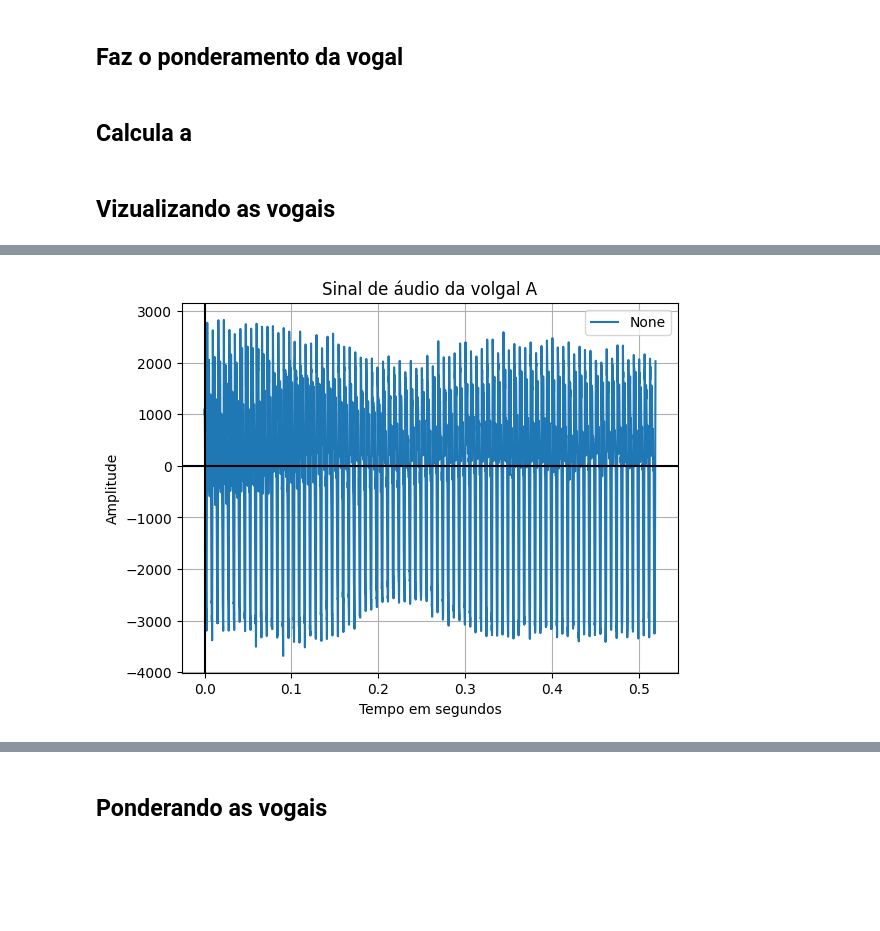
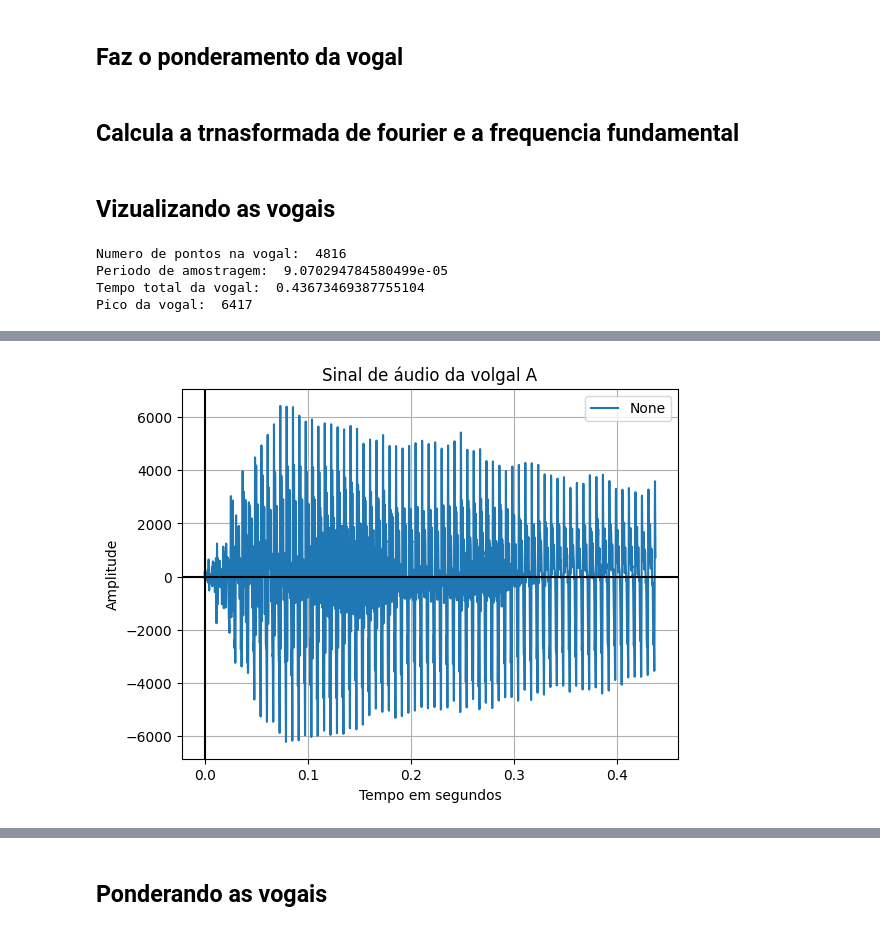
Before and after one commit to Rubiozito/Sistemas-e-Sinais, a Jupyter notebook: Trabalho_Final_sinais/Tfinal_sinais.ipynb, the cells around one changed output, grey strips where cells are left out. Saved outputs shown, nothing was run; the diff lists cells and outputs as text; code cells hidden in the pictures; blank space fills up the shorter version.

```diff
--- a/Trabalho_Final_sinais/Tfinal_sinais.ipynb
+++ b/Trabalho_Final_sinais/Tfinal_sinais.ipynb
@@ -46,13 +46,18 @@ def plotar_grafico(dado_x, dado_y, titulo, labelg="None", type="", label_x='Temp
 Pontos, período da amostragem, tempo total, vetor de tempo e o valor maximo
 # %%
 
-def extrai_vogal(fs, Vg, nome_vogal):
+def extrai_vogal(fs, Vg):
     N = len(Vg) # numero de pontos na vogal
     T1 = 1/fs # periodo de amostragem
     Ttot = (N-1)*T1 #tempo total da vogal
     Tvg= np.linspace(0, N*T1, N) # vetor tempo da vogal
     Pico = max(Vg)
 
+    print('Numero de pontos na vogal: ', N)
+    print('Periodo de amostragem: ', T1)
+    print('Tempo total da vogal: ', Ttot)
+    print('Pico da vogal: ', Pico)
+
     return N, T1, Tvg, Pico, Ttot
 # %% [markdown]
 ## Faz o ponderamento da vogal
@@ -62,4 +67,4 @@ def ponderar_vogal(N, Vg):
     Vg_p = Vg*Jh # ponderando a vogal
     return Vg_p
 # %% [markdown]
-## Calcula a
+## Calcula a trnasformada de fourier e a frequencia fundamental
@@ -74,13 +82,17 @@ def calcular_laplace(b, c, amp):
 ## Vizualizando as vogais
 # %%
 #Vogal A
-fs_a, Vg_a = wav.read('2 - Fourier_Vogais_e.wav')
-Na, T1a, Tvga, Pico_a, Ttot_a = extrai_vogal(fs_a, Vg_a, 'A')
+fs_a, Vg_a = wav.read('2 - Fourier_Vogais_a.wav')
+Na, T1a, Tvga, Pico_a, Ttot_a = extrai_vogal(fs_a, Vg_a)
 plotar_grafico(Tvga, Vg_a, 'Sinal de áudio da volgal A', label_x='Tempo em segundos', label_y='Amplitude')
 Audio(Vg_a, rate=fs_a)
 # %% [output]
+Numero de pontos na vogal:  4816
+Periodo de amostragem:  9.070294784580499e-05
+Tempo total da vogal:  0.43673469387755104
+Pico da vogal:  6417
 [interactive output not drawn]
-[figure, old version]
+[figure, new version]
 # %%
 #Vogal E
 fs_e, Vg_e = wav.read('2 - Fourier_Vogais_e.wav')
```
Also changed, not shown: parts of 17 cells of this notebook.
